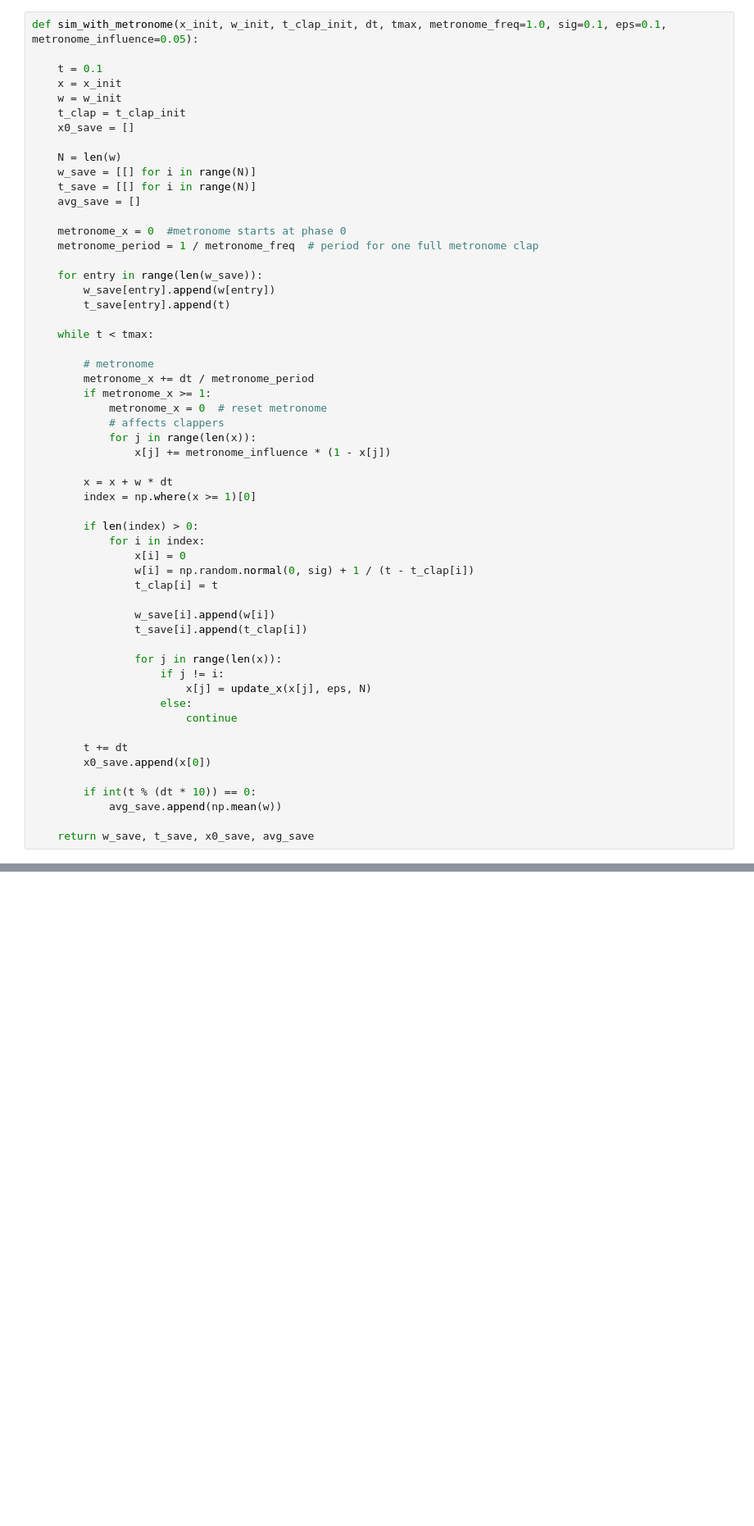
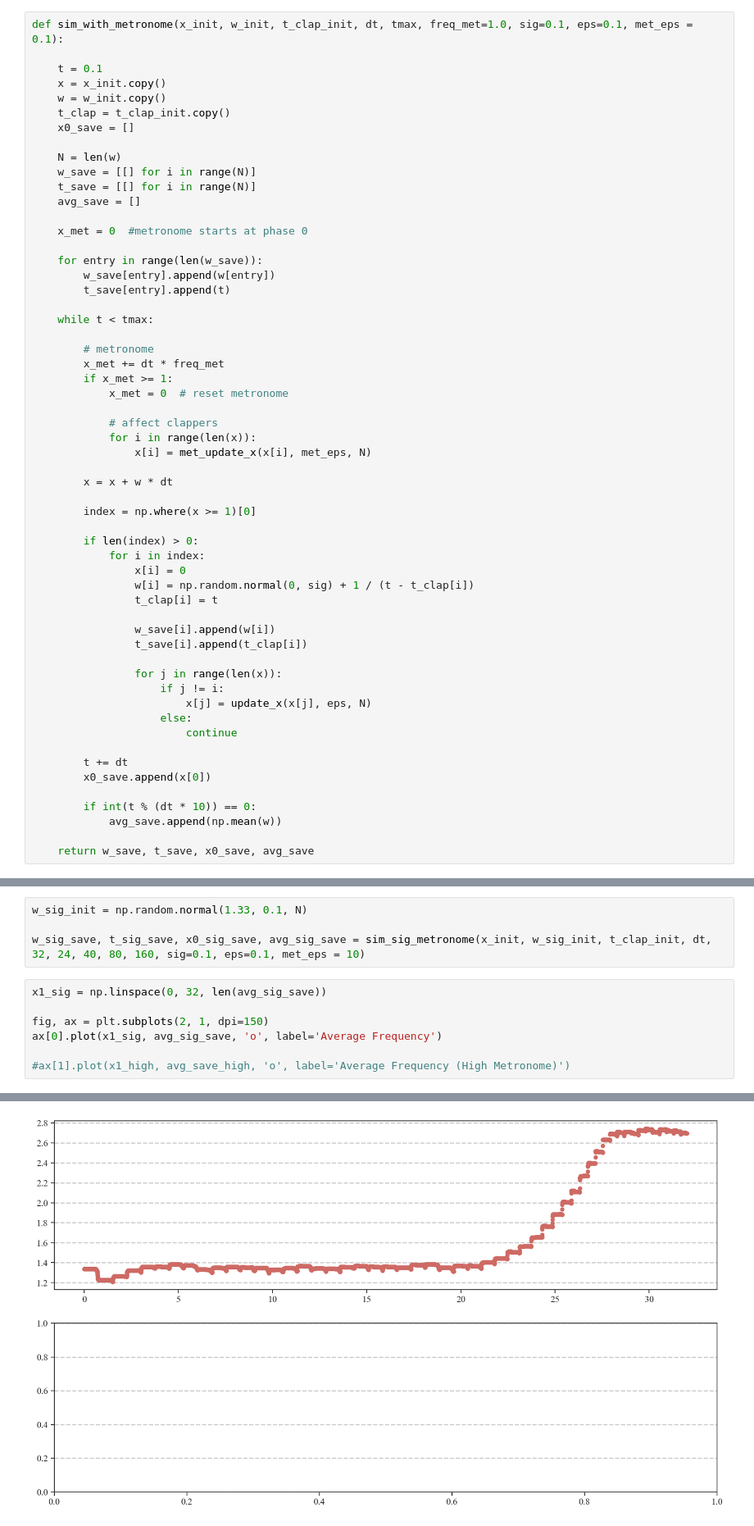
Before and after one commit to nielsdavidsen/Bachelor_2024, a Jupyter notebook: simulation_with_metronome.ipynb, the cells around one changed output, grey strips where cells are left out. Shown: that part at 82% size. Saved outputs shown, nothing was run; the diff lists cells and outputs as text; blank space fills up the shorter version.

```diff
--- a/simulation_with_metronome.ipynb
+++ b/simulation_with_metronome.ipynb
@@ -48,10 +74,10 @@ def clap(x, w, t, t_clap, sig):
 # %%
-def sim_with_metronome(x_init, w_init, t_clap_init, dt, tmax, metronome_freq=1.0, sig=0.1, eps=0.1, metronome_influence=0.05):
+def sim_with_metronome(x_init, w_init, t_clap_init, dt, tmax, freq_met=1.0, sig=0.1, eps=0.1, met_eps = 0.1):
 
     t = 0.1
-    x = x_init
-    w = w_init
-    t_clap = t_clap_init
+    x = x_init.copy()
+    w = w_init.copy()
+    t_clap = t_clap_init.copy()
     x0_save = []
 
     N = len(w)
@@ -59,8 +85,7 @@ def sim_with_metronome(x_init, w_init, t_clap_init, dt, tmax, metronome_freq=1.0
     t_save = [[] for i in range(N)]
     avg_save = []
 
-    metronome_x = 0  #metronome starts at phase 0
-    metronome_period = 1 / metronome_freq  # period for one full metronome clap
+    x_met = 0  #metronome starts at phase 0
 
     for entry in range(len(w_save)):
         w_save[entry].append(w[entry])
@@ -69,14 +94,16 @@ def sim_with_metronome(x_init, w_init, t_clap_init, dt, tmax, metronome_freq=1.0
     while t < tmax:
 
         # metronome
-        metronome_x += dt / metronome_period
-        if metronome_x >= 1:
-            metronome_x = 0  # reset metronome
-            # affects clappers
-            for j in range(len(x)):
-                x[j] += metronome_influence * (1 - x[j])
+        x_met += dt * freq_met
+        if x_met >= 1:
+            x_met = 0  # reset metronome
+
+            # affect clappers
+            for i in range(len(x)):
+                x[i] = met_update_x(x[i], met_eps, N)
 
         x = x + w * dt
+
         index = np.where(x >= 1)[0]
 
         if len(index) > 0:
@@ -126,0 +255,12 @@ plt.show()
+# %%
+w_sig_init = np.random.normal(1.33, 0.1, N)
+
+w_sig_save, t_sig_save, x0_sig_save, avg_sig_save = sim_sig_metronome(x_init, w_sig_init, t_clap_init, dt, 32, 24, 40, 80, 160, sig=0.1, eps=0.1, met_eps = 10)
+# %%
+x1_sig = np.linspace(0, 32, len(avg_sig_save))
+
+fig, ax = plt.subplots(2, 1, dpi=150)
+ax[0].plot(x1_sig, avg_sig_save, 'o', label='Average Frequency')
+
+#ax[1].plot(x1_high, avg_save_high, 'o', label='Average Frequency (High Metronome)')
+# %% [output]
@@ -126,0 +268 @@ plt.show()
+[figure, added]
```
Also changed, not shown: parts of 5 cells of this notebook.
